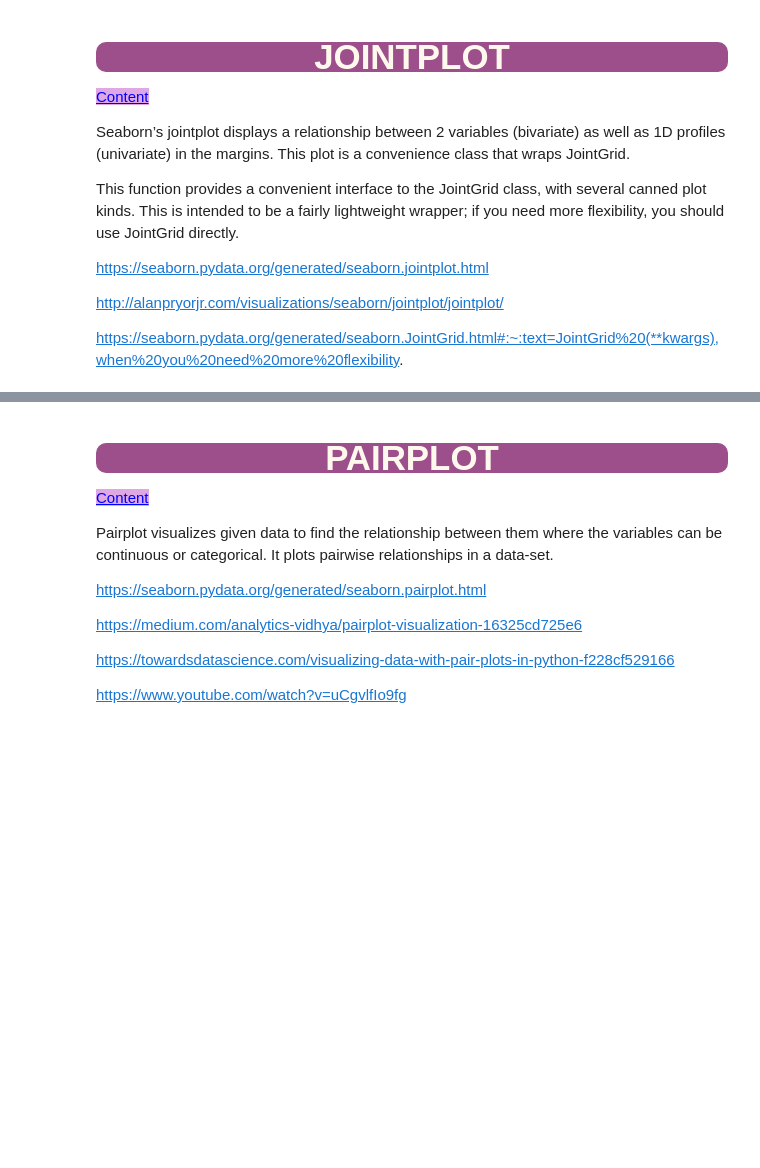
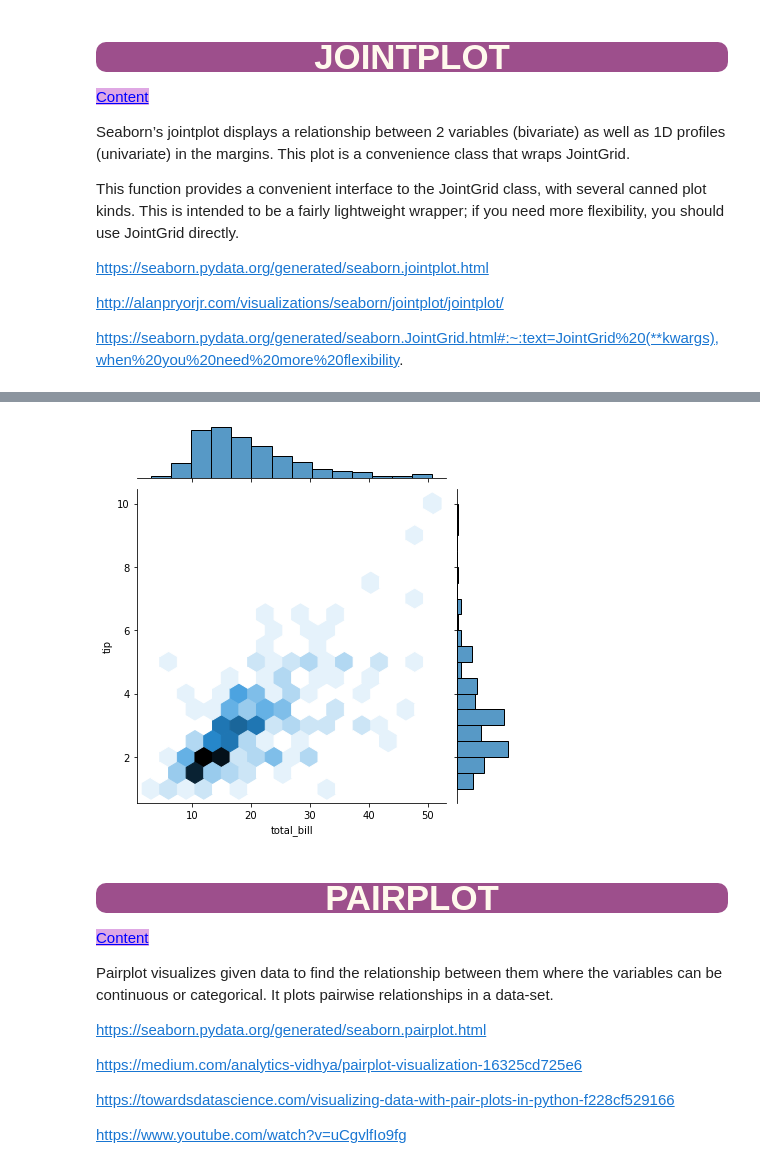
Before and after one commit to Yusuf5001/DVwPy, a Jupyter notebook: 5_DVwPy_S3_Seaborn.ipynb, the cells around one changed output, grey strips where cells are left out. Cells and saved outputs as stored; diff of their text form; code cells hidden in the pictures; blank space fills up the shorter version.

```diff
--- a/5_DVwPy_S3_Seaborn.ipynb
+++ b/5_DVwPy_S3_Seaborn.ipynb
@@ -209,3 +228,10 @@ https://seaborn.pydata.org/generated/seaborn.JointGrid.html#:~:text=JointGrid%20
+# %%
+sns.jointplot(x="total_bill", y="tip", data=tips,
+             kind="hex"
+             )
+plt.show()
+# %% [output]
+[figure, added]
 # %% [markdown]
 ## <p style="background-color:#9d4f8c; font-family:newtimeroman; color:#FFF9ED; font-size:150%; text-align:CENTER; border-radius:10px 10px;">PAIRPLOT</p>
 
```
Also changed, not shown: parts of 15 cells of this notebook.
